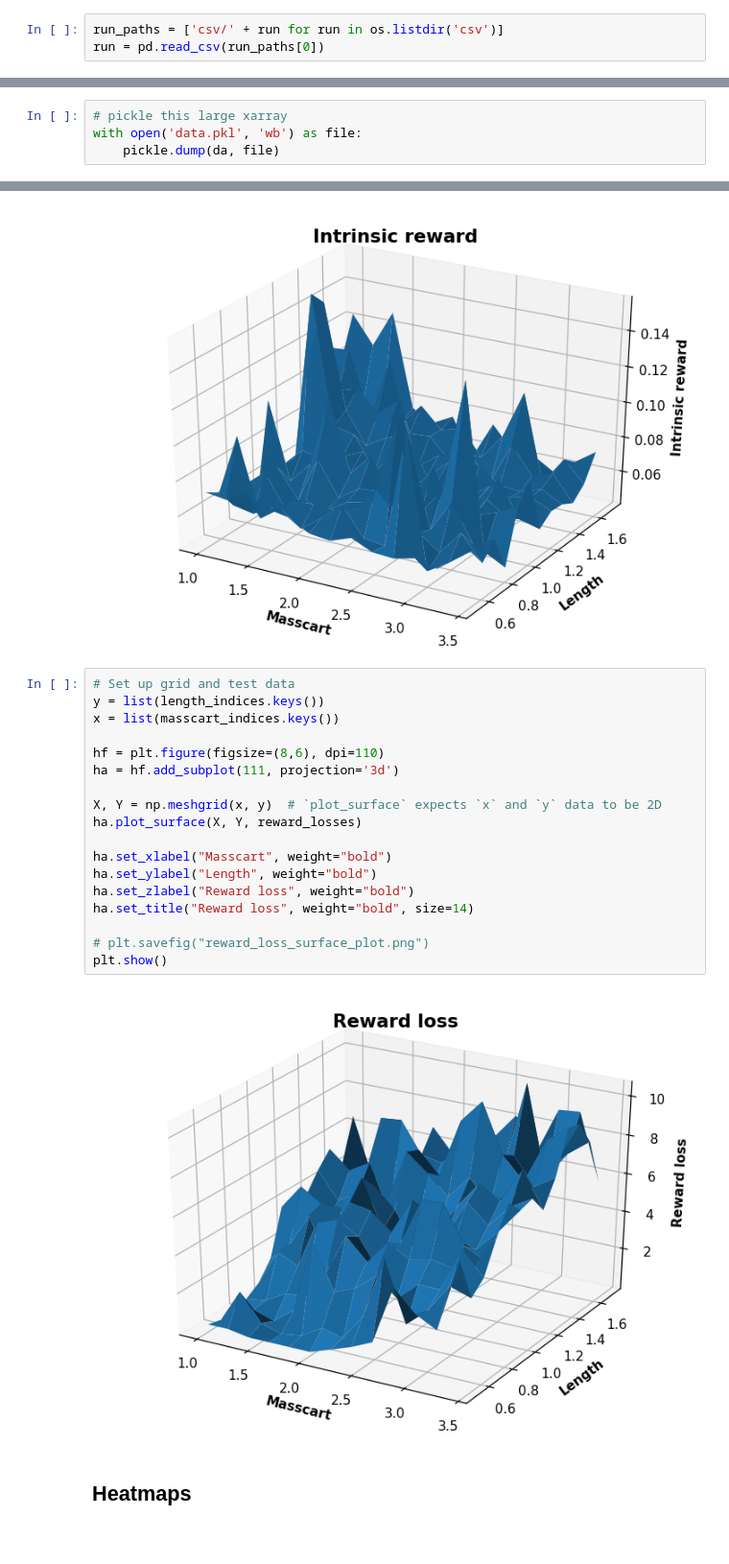
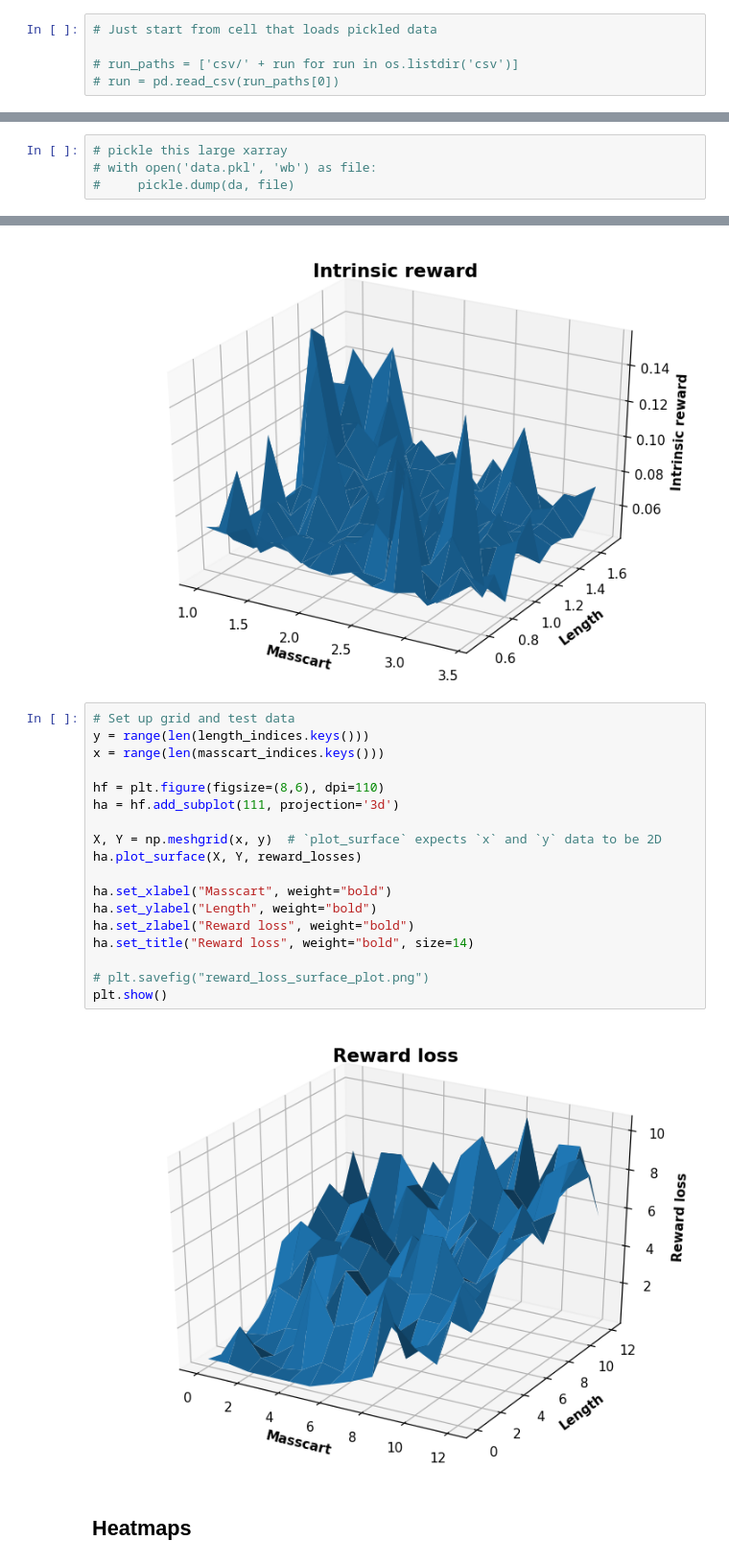
Before and after one commit to jackoc1/reactive-exploration, a Jupyter notebook: experiment-data/experiment_data_analysis.ipynb, the cells around one changed output, grey strips where cells are left out. Shown at 96% size. Saved outputs shown, nothing was run; the diff lists cells and outputs as text.

Commit message:
Added visualisations to notebook.

```diff
--- a/experiment-data/experiment_data_analysis.ipynb
+++ b/experiment-data/experiment_data_analysis.ipynb
@@ -9,5 +9,7 @@ from mpl_toolkits.mplot3d import Axes3D
 import xarray as xr
 from sklearn.preprocessing import MinMaxScaler
 # %%
-run_paths = ['csv/' + run for run in os.listdir('csv')]
-run = pd.read_csv(run_paths[0])
+# Just start from cell that loads pickled data
+
+# run_paths = ['csv/' + run for run in os.listdir('csv')]
+# run = pd.read_csv(run_paths[0])
@@ -116,5 +78,5 @@ for rp in run_paths:
         da[l_idx, mc_idx, s_idx, m_idx,] = run[metric]
 # %%
 # pickle this large xarray
-with open('data.pkl', 'wb') as file:
-    pickle.dump(da, file)
+# with open('data.pkl', 'wb') as file:
+#     pickle.dump(da, file)
@@ -208,24 +164,24 @@ plt.show()
 [figure]
 # %%
 # Set up grid and test data
-y = list(length_indices.keys())
-x = list(masscart_indices.keys())
+y = range(len(length_indices.keys()))
+x = range(len(masscart_indices.keys()))
 
 hf = plt.figure(figsize=(8,6), dpi=110)
 ha = hf.add_subplot(111, projection='3d')
 
 X, Y = np.meshgrid(x, y)  # `plot_surface` expects `x` and `y` data to be 2D
 ha.plot_surface(X, Y, reward_losses)
 
 ha.set_xlabel("Masscart", weight="bold")
 ha.set_ylabel("Length", weight="bold")
 ha.set_zlabel("Reward loss", weight="bold")
 ha.set_title("Reward loss", weight="bold", size=14)
 
 # plt.savefig("reward_loss_surface_plot.png")
 plt.show()
 # %% [output]
-[figure, old version]
+[figure, new version]
 # %% [markdown]
 ## Heatmaps
 # %%
```
Also changed, not shown: parts of 20 cells of this notebook.
